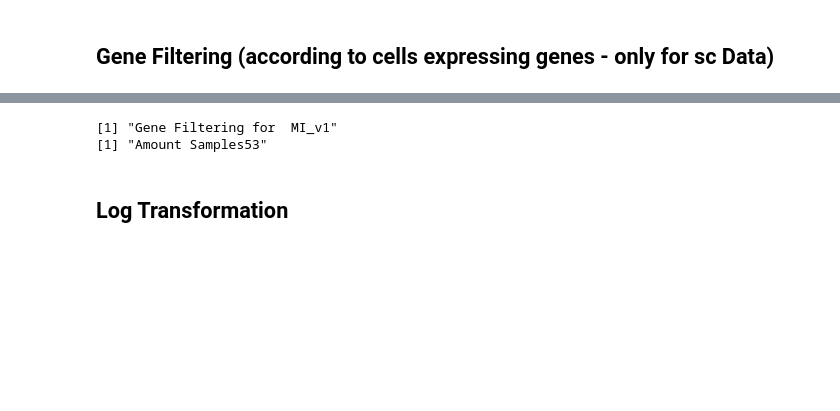
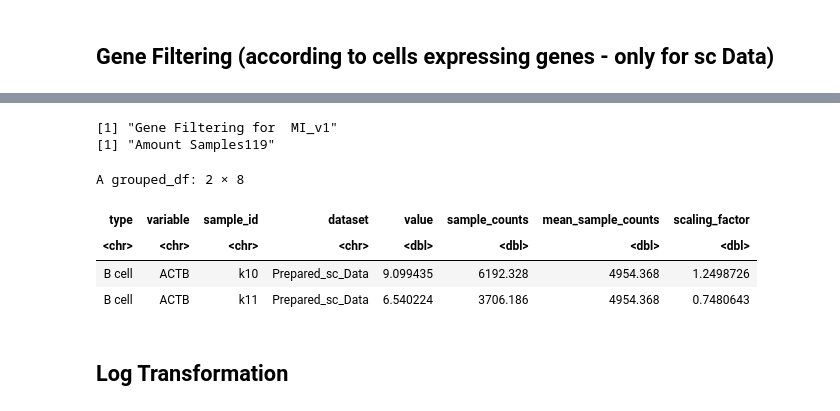
Before and after one commit to heiniglab/mofa_workflow, a Jupyter notebook: scripts/02_Integrate_and_Normalize_Data_Sources.ipynb, the cells around one changed output, grey strips where cells are left out. Cells and saved outputs as stored; diff of their text form; code cells hidden in the pictures; blank space fills up the shorter version.

```diff
--- a/scripts/02_Integrate_and_Normalize_Data_Sources.ipynb
+++ b/scripts/02_Integrate_and_Normalize_Data_Sources.ipynb
@@ -353,15 +408,15 @@ A data.frame: 2 × 5
 # %%
 if(nrow(sc_configs) > 0){
-for(i in 1:nrow(sc_configs)){
+for(i in unique(gene_expression_info$data_name)){
 
-        print(paste0('Gene Filtering for  ',sc_configs$configuration_name[i]))
+        print(paste0('Gene Filtering for  ',sc_configs$configuration_name[sc_configs$data_name == i]))
 
-        data = datasets[[sc_configs$configuration_name[i]]][[sc_configs$data_name[i]]]
-        gene_expr_data = gene_expression_info[gene_expression_info$data_name == unique(gene_expression_info$data_name[i]),]
+        data = datasets[[sc_configs$configuration_name[sc_configs$data_name == i]]][[i]]
+        gene_expr_data = gene_expression_info[gene_expression_info$data_name == i,]
 
         ## Get thresholds for config
-        thres1 = as.numeric(unlist(str_split(sc_configs$cell_expr_thres1[i], ';')))
-        thres2 = as.numeric(unlist(str_split(sc_configs$cell_expr_thres2[i], ';')))
+        thres1 = as.numeric(unlist(str_split(sc_configs$cell_expr_thres1[sc_configs$data_name == i], ';')))
+        thres2 = as.numeric(unlist(str_split(sc_configs$cell_expr_thres2[sc_configs$data_name == i], ';')))
         amount_samples = length(unique(data$sample_id))
         print(paste0('Amount Samples', amount_samples))
 
@@ -375,13 +430,21 @@ for(i in 1:nrow(sc_configs)){
             data_cluster = data[(data$type == k) & (data$variable %in% gene_filtering$gene[gene_filtering$cluster == k]),]
             filtered_data = rbind(filtered_data, data_cluster)
             }
-        datasets[[sc_configs$configuration_name[i]]][[sc_configs$data_name[i]]] = filtered_data
+        datasets[[sc_configs$configuration_name[sc_configs$data_name == i]]][[i]] = filtered_data
     }
     }
 # %% [output]
 [1] "Gene Filtering for  MI_v1"
-[1] "Amount Samples53"
+[1] "Amount Samples119"
 # %%
 ### Amount of genes after filtering
 # %%
 #unique(datasets[[1]][['Prepared_sc_Data']][,c('type', 'variable')])%>% group_by(type) %>% dplyr::count()
+# %%
+head(filtered_data,2)
+# %% [output]
+A grouped_df: 2 × 8
+| type | variable | sample_id | dataset | value | sample_counts | mean_sample_counts | scaling_factor |
+| <chr> | <chr> | <chr> | <chr> | <dbl> | <dbl> | <dbl> | <dbl> |
+| B cell | ACTB | k10 | Prepared_sc_Data | 9.099435 | 6192.328 | 4954.368 | 1.2498726 |
+| B cell | ACTB | k11 | Prepared_sc_Data | 6.540224 | 3706.186 | 4954.368 | 0.7480643 |
```
Also changed, not shown: parts of 39 cells of this notebook, 5 other files.
